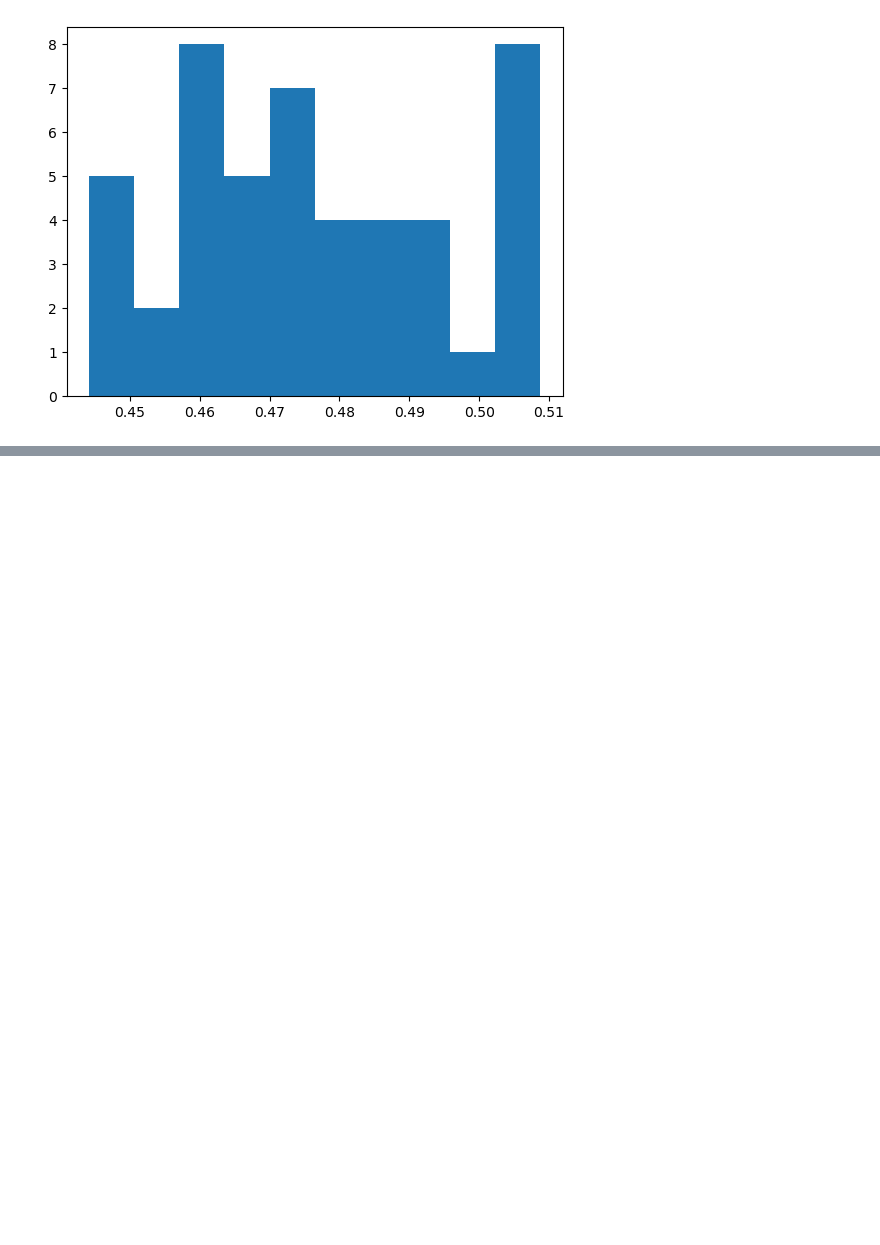
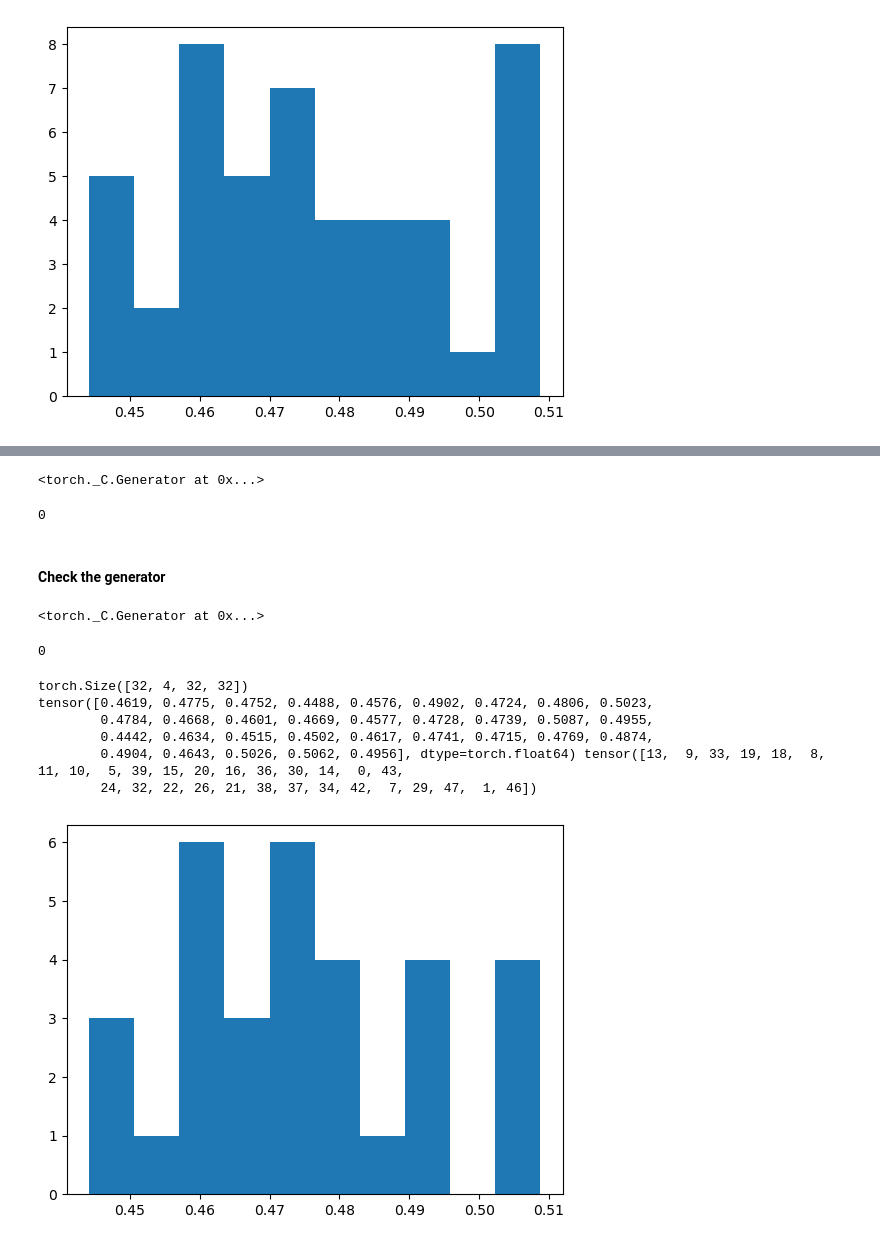
Before and after one commit to mariajmolina/s2sml, a Jupyter notebook: notebooks/DataLoaderRandTests.ipynb, the cells around one changed output, grey strips where cells are left out. Drawn from its saved outputs; the diff is of its cells as text; code cells hidden in the pictures; blank space fills up the shorter version.

Commit message:
Try sampler parameter for DataLoader

```diff
--- a/notebooks/DataLoaderRandTests.ipynb
+++ b/notebooks/DataLoaderRandTests.ipynb
@@ -479 +508,4 @@ tensor([0.5069, 0.4728, 0.4569, 0.4617, 0.5062, 0.4601, 0.4775, 0.4643, 0.4451,
 https://pytorch.org/docs/stable/data.html#data-loading-order-and-sampler
+# %%
+# set up a random sampler
+sampler = torch.utils.data.RandomSampler(data_source=train, generator=g)
@@ -479,0 +514,5 @@ https://pytorch.org/docs/stable/data.html#data-loading-order-and-sampler
+# %%
+train_loader_rand_shuffle = DataLoader(
+    train, batch_size=train_batch_size, shuffle=False, sampler=sampler,
+    drop_last=True, worker_init_fn=seed_worker, generator=g
+)
@@ -479,0 +547,34 @@ https://pytorch.org/docs/stable/data.html#data-loading-order-and-sampler
+# %%
+train_loader_rand_shuffle.batch_sampler.sampler.generator
+# %% [output]
+<torch._C.Generator at 0x...>
+# %%
+train_loader_rand_shuffle.batch_sampler.sampler.generator.initial_seed()
+# %% [output]
+0
+# %% [markdown]
+#### Check the generator
+# %%
+train_loader_rand_shuffle.generator
+# %% [output]
+<torch._C.Generator at 0x...>
+# %%
+train_loader_rand_shuffle.generator.initial_seed()
+# %% [output]
+0
+# %%
+for i,data in enumerate(train_loader_rand_shuffle):
+    #print(i)
+    print(data["input"].squeeze(dim=2).shape) # dims are batch size x input channel x lat x lon (or something similar)
+    x = data["input"].squeeze(dim=2)[:,3,0,0] # all the batches for the last input channel and the first spatial index
+    i = data["index"]
+    print(x, i)
+    plt.hist(x)
+# %% [output]
+torch.Size([32, 4, 32, 32])
+tensor([0.4619, 0.4775, 0.4752, 0.4488, 0.4576, 0.4902, 0.4724, 0.4806, 0.5023,
+        0.4784, 0.4668, 0.4601, 0.4669, 0.4577, 0.4728, 0.4739, 0.5087, 0.4955,
+        0.4442, 0.4634, 0.4515, 0.4502, 0.4617, 0.4741, 0.4715, 0.4769, 0.4874,
+        0.4904, 0.4643, 0.5026, 0.5062, 0.4956], dtype=torch.float64) tensor([13,  9, 33, 19, 18,  8, 11, 10,  5, 39, 15, 20, 16, 36, 30, 14,  0, 43,
+        24, 32, 22, 26, 21, 38, 37, 34, 42,  7, 29, 47,  1, 46])
+[figure, added]
```
Also changed, not shown: parts of 20 cells of this notebook.
